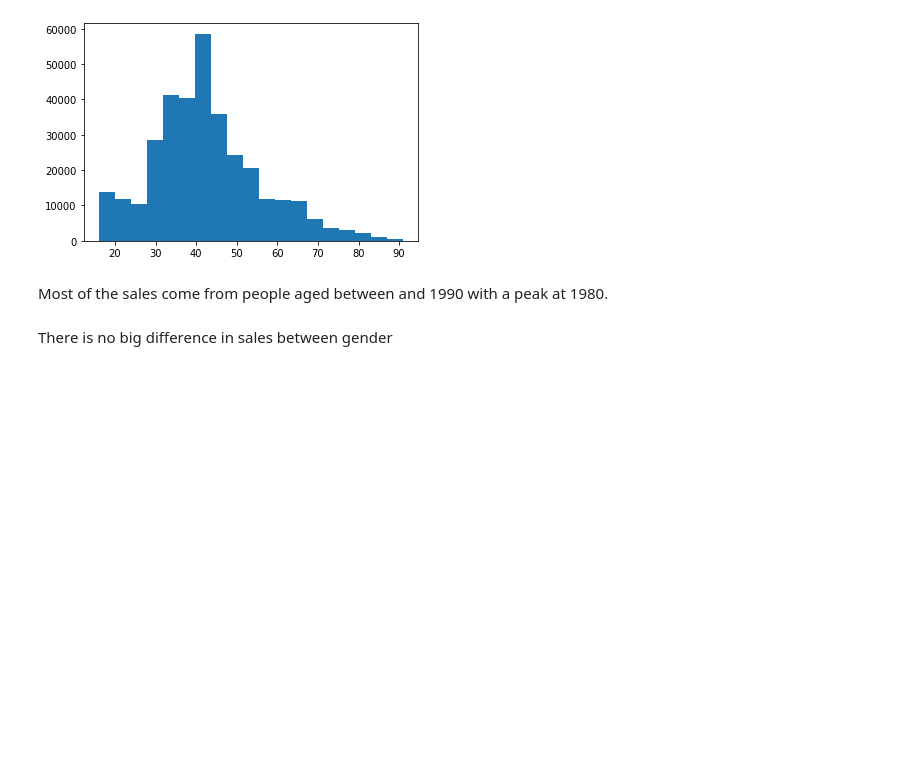
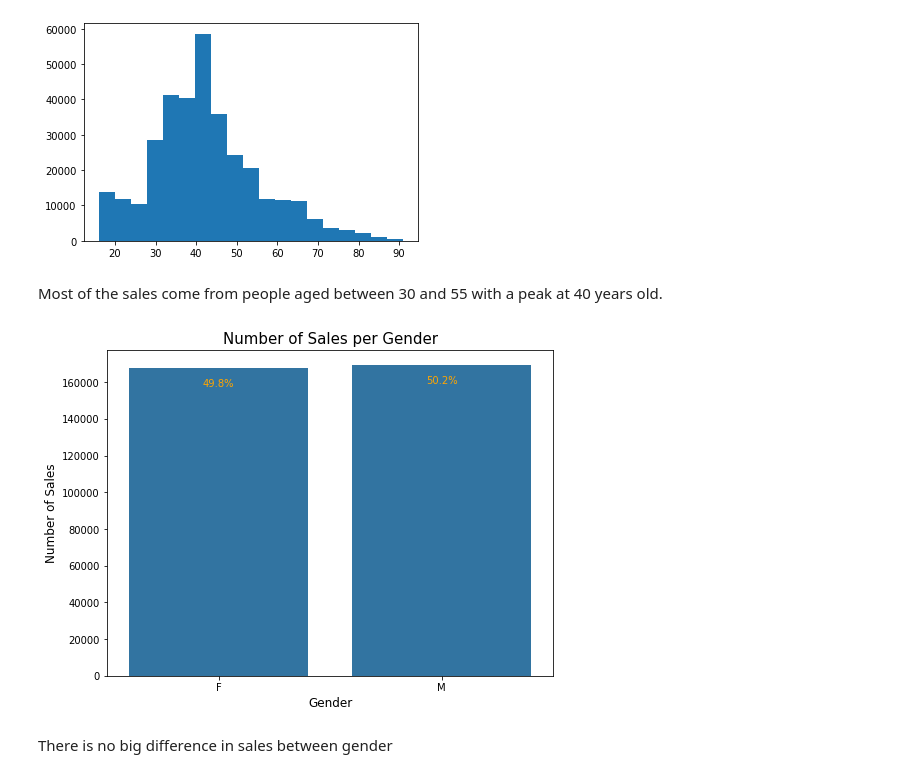
Before and after one commit to furawa/OC_data_analyst_projects, a Jupyter notebook: 02_analyze_company_sales/analyze_company_sales.ipynb, the cells around one changed output. Drawn from its saved outputs; the diff is of its cells as text; code cells hidden in the pictures; blank space fills up the shorter version.

```diff
--- a/02_analyze_company_sales/analyze_company_sales.ipynb
+++ b/02_analyze_company_sales/analyze_company_sales.ipynb
@@ -467,27 +467,29 @@ plt.hist(clean_df.age, bins = bin_num);
 # %% [output]
 [figure]
 # %% [markdown]
-Most of the sales come from people aged between and 1990 with a peak at 1980.
+Most of the sales come from people aged between 30 and 55 with a peak at 40 years old.
 # %%
 plt.figure(figsize = [8,6])
 # Choose a standard color for the plot
 base_color = sb.color_palette()[0]
 # Barplot of the categories
-sb.countplot(data = sales_merge, x = "sex", color = base_color)
+sb.countplot(data = clean_df, x = "sex", color = base_color)
 plt.title("Number of Sales per Gender", fontsize = 15)
 plt.xlabel(xlabel = "Gender", fontsize = 12)
 plt.ylabel(ylabel = "Number of Sales", fontsize = 12)
 # Add some annotations
-number_points = sales_merge.shape[0]        # number of points in the dataset
-category_counts = sales_merge.sex.value_counts() # all Values of the categories
+number_points = clean_df.shape[0]        # number of points in the dataset
+category_counts = clean_df.sex.value_counts() # all Values of the categories
 locs, labels = plt.xticks()   # Current tick locations and labels
 # Loop through each pair of locations and labels
 for loc, label in zip(locs, labels):
     # Text property for the label to get the current count
     count = category_counts[label.get_text()]
     percentage = '{:0.1f}%'.format(100*count/number_points) # Percentage of each category
     # Put the annotations inside the bar on the top
     plt.text(x = loc, y = count-10000, s = percentage, ha = 'center', color = 'orange')
+# %% [output]
+[figure, added]
 # %% [markdown]
 There is no big difference in sales between gender
 # %% [markdown]
```
Also changed, not shown: parts of 4 cells of this notebook.
